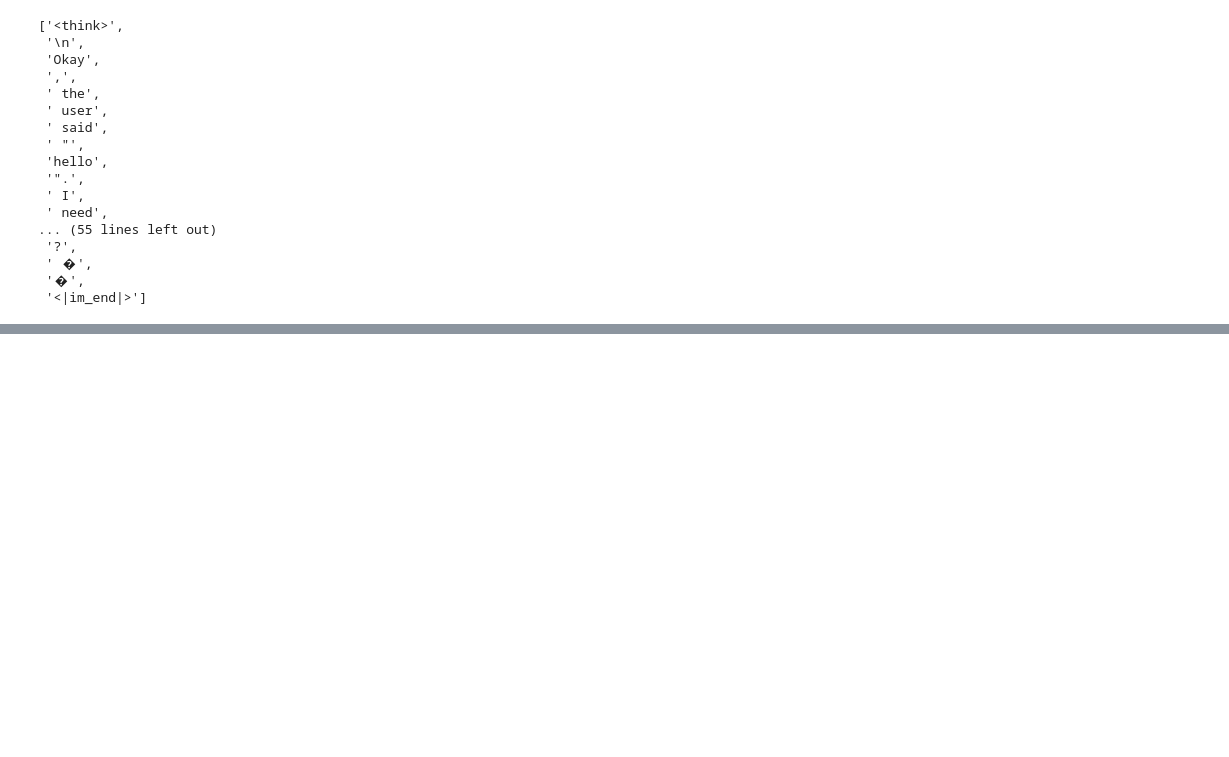
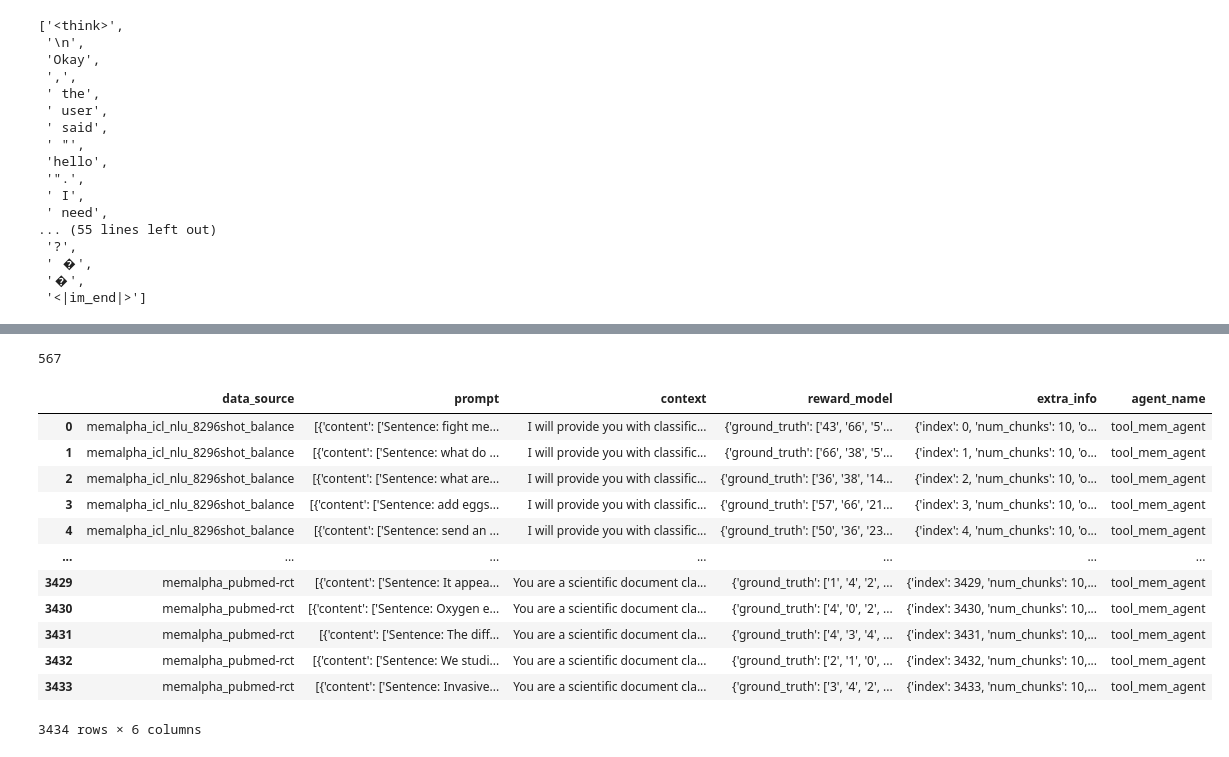
Before and after one commit to ictnlp/unified-memory-agent, a Jupyter notebook: demo.ipynb, the cells around one changed output, grey strips where cells are left out. Drawn from its saved outputs; the diff is of its cells as text; code cells hidden in the pictures; blank space fills up the shorter version.

```diff
--- a/demo.ipynb
+++ b/demo.ipynb
@@ -406,0 +601,20 @@ df.to_parquet(output_file)
+# %%
+sum(counter.values())
+# %% [output]
+567
+# %%
+df
+# %% [output]
+|  | data_source | prompt | context | reward_model | extra_info | agent_name |
+| 0 | memalpha_icl_nlu_8296shot_balance | [{'content': ['Sentence: fight me... | I will provide you with classific... | {'ground_truth': ['43', '66', '5'... | {'index': 0, 'num_chunks': 10, 'o... | tool_mem_agent |
+| 1 | memalpha_icl_nlu_8296shot_balance | [{'content': ['Sentence: what do ... | I will provide you with classific... | {'ground_truth': ['66', '38', '5'... | {'index': 1, 'num_chunks': 10, 'o... | tool_mem_agent |
+| 2 | memalpha_icl_nlu_8296shot_balance | [{'content': ['Sentence: what are... | I will provide you with classific... | {'ground_truth': ['36', '38', '14... | {'index': 2, 'num_chunks': 10, 'o... | tool_mem_agent |
+| 3 | memalpha_icl_nlu_8296shot_balance | [{'content': ['Sentence: add eggs... | I will provide you with classific... | {'ground_truth': ['57', '66', '21... | {'index': 3, 'num_chunks': 10, 'o... | tool_mem_agent |
+| 4 | memalpha_icl_nlu_8296shot_balance | [{'content': ['Sentence: send an ... | I will provide you with classific... | {'ground_truth': ['50', '36', '23... | {'index': 4, 'num_chunks': 10, 'o... | tool_mem_agent |
+| ... | ... | ... | ... | ... | ... | ... |
+| 3429 | memalpha_pubmed-rct | [{'content': ['Sentence: It appea... | You are a scientific document cla... | {'ground_truth': ['1', '4', '2', ... | {'index': 3429, 'num_chunks': 10,... | tool_mem_agent |
+| 3430 | memalpha_pubmed-rct | [{'content': ['Sentence: Oxygen e... | You are a scientific document cla... | {'ground_truth': ['4', '0', '2', ... | {'index': 3430, 'num_chunks': 10,... | tool_mem_agent |
+| 3431 | memalpha_pubmed-rct | [{'content': ['Sentence: The diff... | You are a scientific document cla... | {'ground_truth': ['4', '3', '4', ... | {'index': 3431, 'num_chunks': 10,... | tool_mem_agent |
+| 3432 | memalpha_pubmed-rct | [{'content': ['Sentence: We studi... | You are a scientific document cla... | {'ground_truth': ['2', '1', '0', ... | {'index': 3432, 'num_chunks': 10,... | tool_mem_agent |
+| 3433 | memalpha_pubmed-rct | [{'content': ['Sentence: Invasive... | You are a scientific document cla... | {'ground_truth': ['3', '4', '2', ... | {'index': 3433, 'num_chunks': 10,... | tool_mem_agent |
+3434 rows × 6 columns
```
Also changed, not shown: parts of 15 cells of this notebook, 21 other files.
